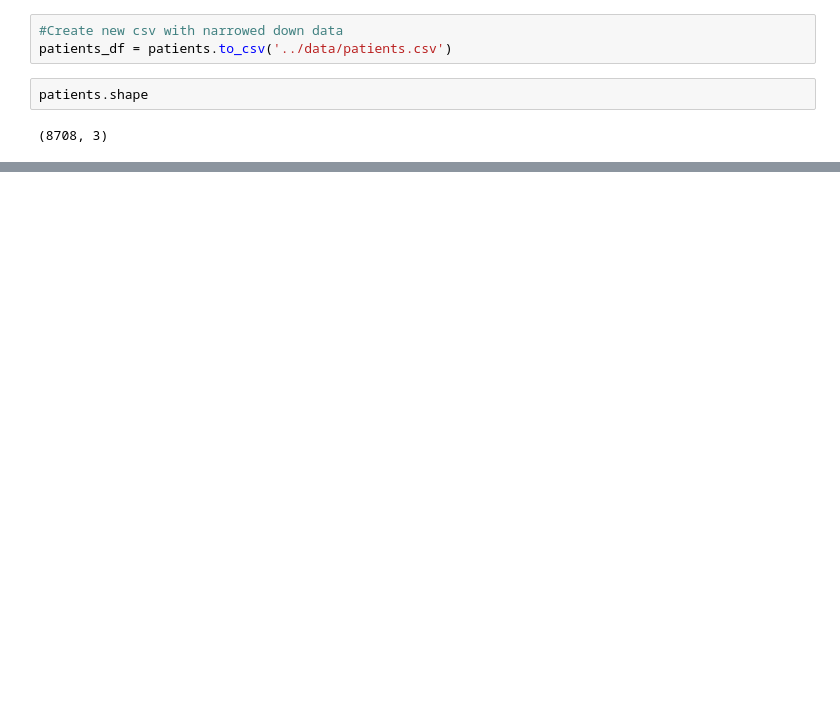
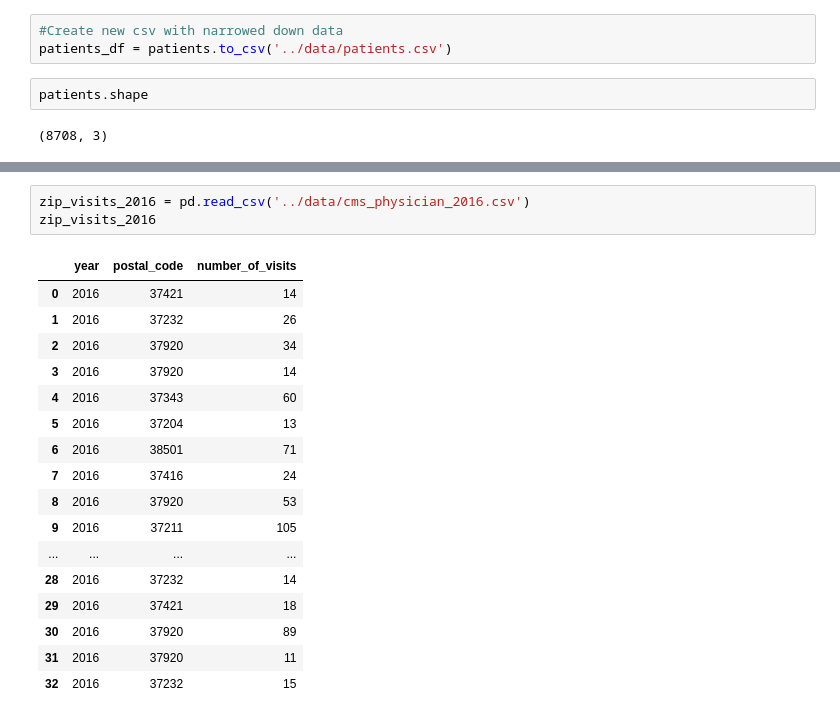
Before and after one commit to bsfcs/smile-on-spiderman, a Jupyter notebook: notebooks/Smile EDA.ipynb, the cells around one changed output, grey strips where cells are left out. Drawn from its saved outputs; the diff is of its cells as text; blank space fills up the shorter version.

```diff
--- a/notebooks/Smile EDA.ipynb
+++ b/notebooks/Smile EDA.ipynb
@@ -394,0 +401,21 @@ SyntaxError: EOL while scanning string literal (<ipython-input-33-7b303b61b53f>,
+# %%
+zip_visits_2016 = pd.read_csv('../data/cms_physician_2016.csv')
+zip_visits_2016
+# %% [output]
+|  | year | postal_code | number_of_visits |
+| 0 | 2016 | 37421 | 14 |
+| 1 | 2016 | 37232 | 26 |
+| 2 | 2016 | 37920 | 34 |
+| 3 | 2016 | 37920 | 14 |
+| 4 | 2016 | 37343 | 60 |
+| 5 | 2016 | 37204 | 13 |
+| 6 | 2016 | 38501 | 71 |
+| 7 | 2016 | 37416 | 24 |
+| 8 | 2016 | 37920 | 53 |
+| 9 | 2016 | 37211 | 105 |
+| ... | ... | ... | ... |
+| 28 | 2016 | 37232 | 14 |
+| 29 | 2016 | 37421 | 18 |
+| 30 | 2016 | 37920 | 89 |
+| 31 | 2016 | 37920 | 11 |
+| 32 | 2016 | 37232 | 15 |
```
Also changed, not shown: parts of 22 cells of this notebook.
